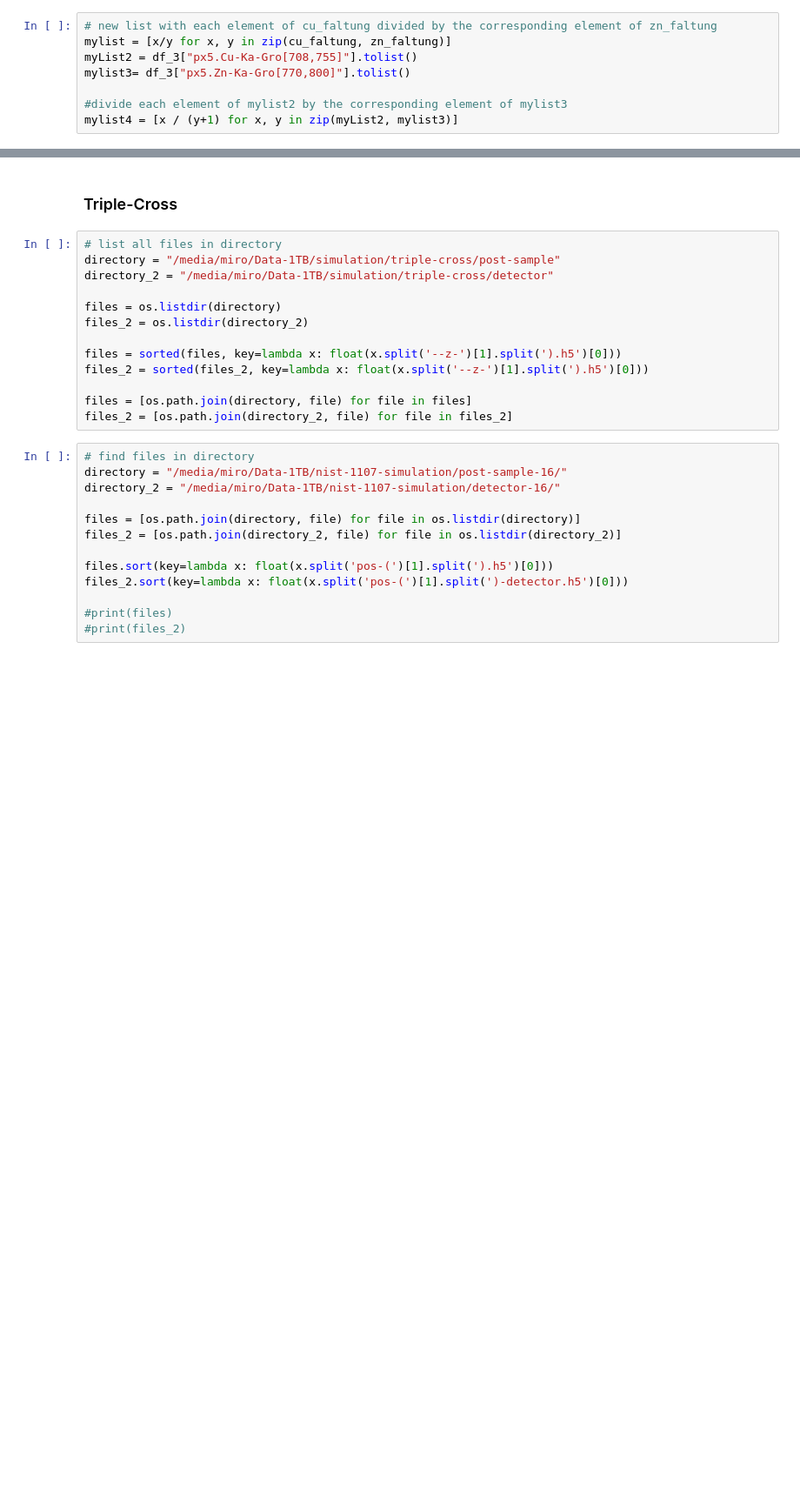
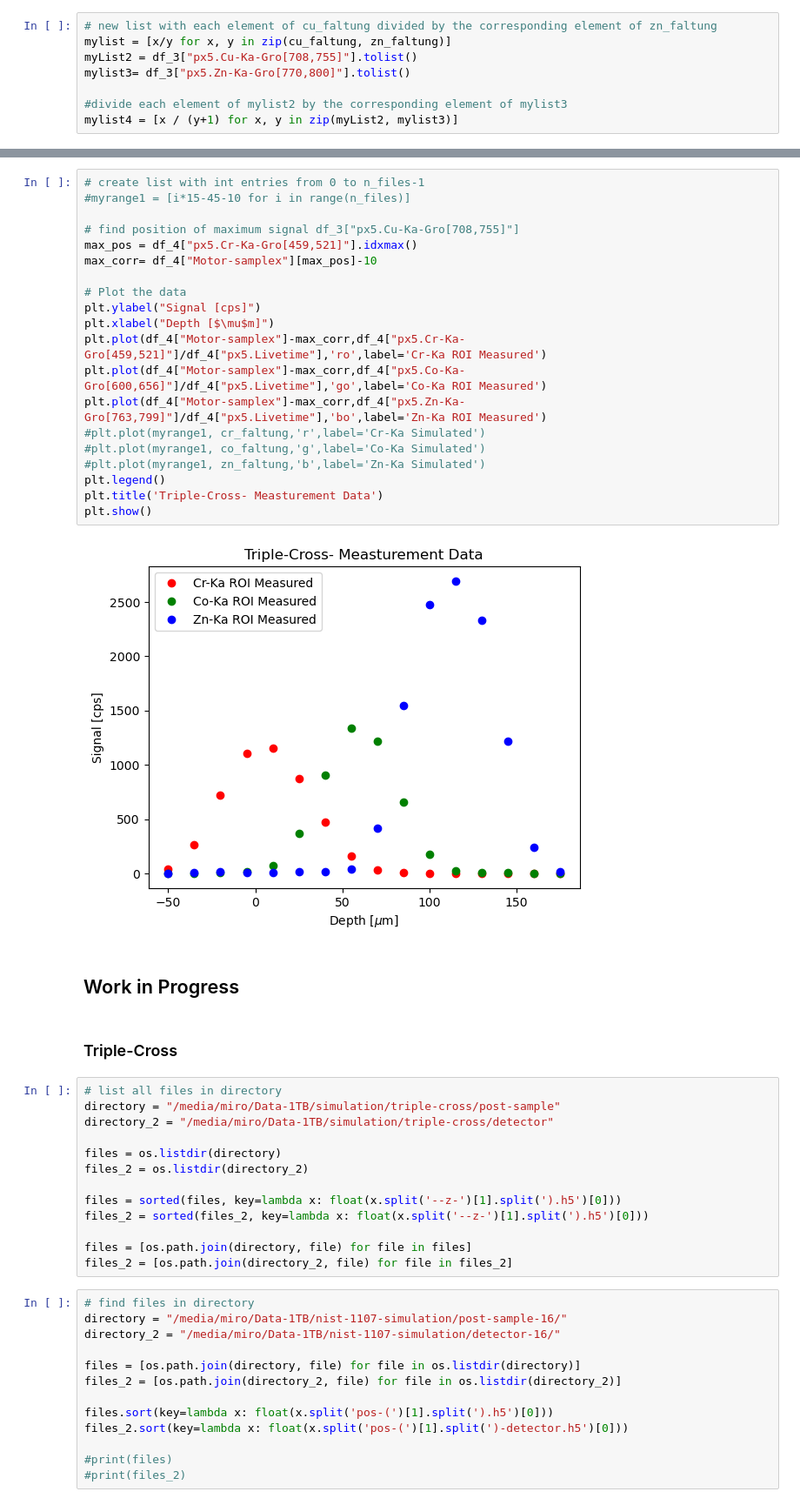
Before and after one commit to michaelIro/voxTrace, a Jupyter notebook: Jupyter-UI.ipynb, the cells around one changed output, grey strips where cells are left out. Shown at 87% size. Drawn from its saved outputs; the diff is of its cells as text; blank space fills up the shorter version.

```diff
--- a/Jupyter-UI.ipynb
+++ b/Jupyter-UI.ipynb
@@ -324,3 +312,27 @@ mylist4 = [x / (y+1) for x, y in zip(myList2, mylist3)]
+# %%
+# create list with int entries from 0 to n_files-1
+#myrange1 = [i*15-45-10 for i in range(n_files)]
+
+# find position of maximum signal df_3["px5.Cu-Ka-Gro[708,755]"]
+max_pos = df_4["px5.Cr-Ka-Gro[459,521]"].idxmax()
+max_corr= df_4["Motor-samplex"][max_pos]-10
+
+# Plot the data
+plt.ylabel("Signal [cps]")
+plt.xlabel("Depth [$\mu$m]")
+plt.plot(df_4["Motor-samplex"]-max_corr,df_4["px5.Cr-Ka-Gro[459,521]"]/df_4["px5.Livetime"],'ro',label='Cr-Ka ROI Measured')
+plt.plot(df_4["Motor-samplex"]-max_corr,df_4["px5.Co-Ka-Gro[600,656]"]/df_4["px5.Livetime"],'go',label='Co-Ka ROI Measured')
+plt.plot(df_4["Motor-samplex"]-max_corr,df_4["px5.Zn-Ka-Gro[763,799]"]/df_4["px5.Livetime"],'bo',label='Zn-Ka ROI Measured')
+#plt.plot(myrange1, cr_faltung,'r',label='Cr-Ka Simulated')
+#plt.plot(myrange1, co_faltung,'g',label='Co-Ka Simulated')
+#plt.plot(myrange1, zn_faltung,'b',label='Zn-Ka Simulated')
+plt.legend()
+plt.title('Triple-Cross- Measturement Data')
+plt.show()
+# %% [output]
+[figure, added]
+# %% [markdown]
+## Work in Progress
 # %% [markdown]
 ### Triple-Cross
 # %%
```
Also changed, not shown: parts of 19 cells of this notebook, 51 other files.
